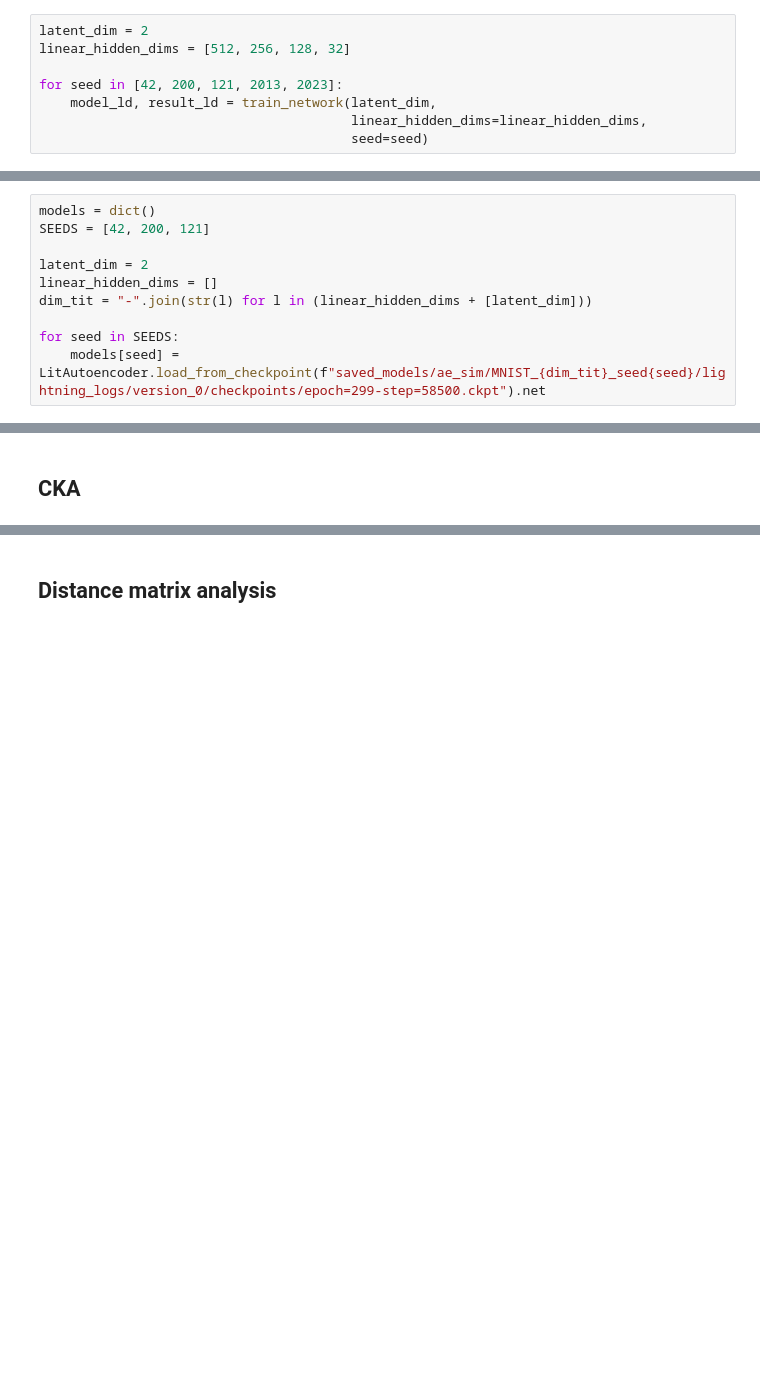
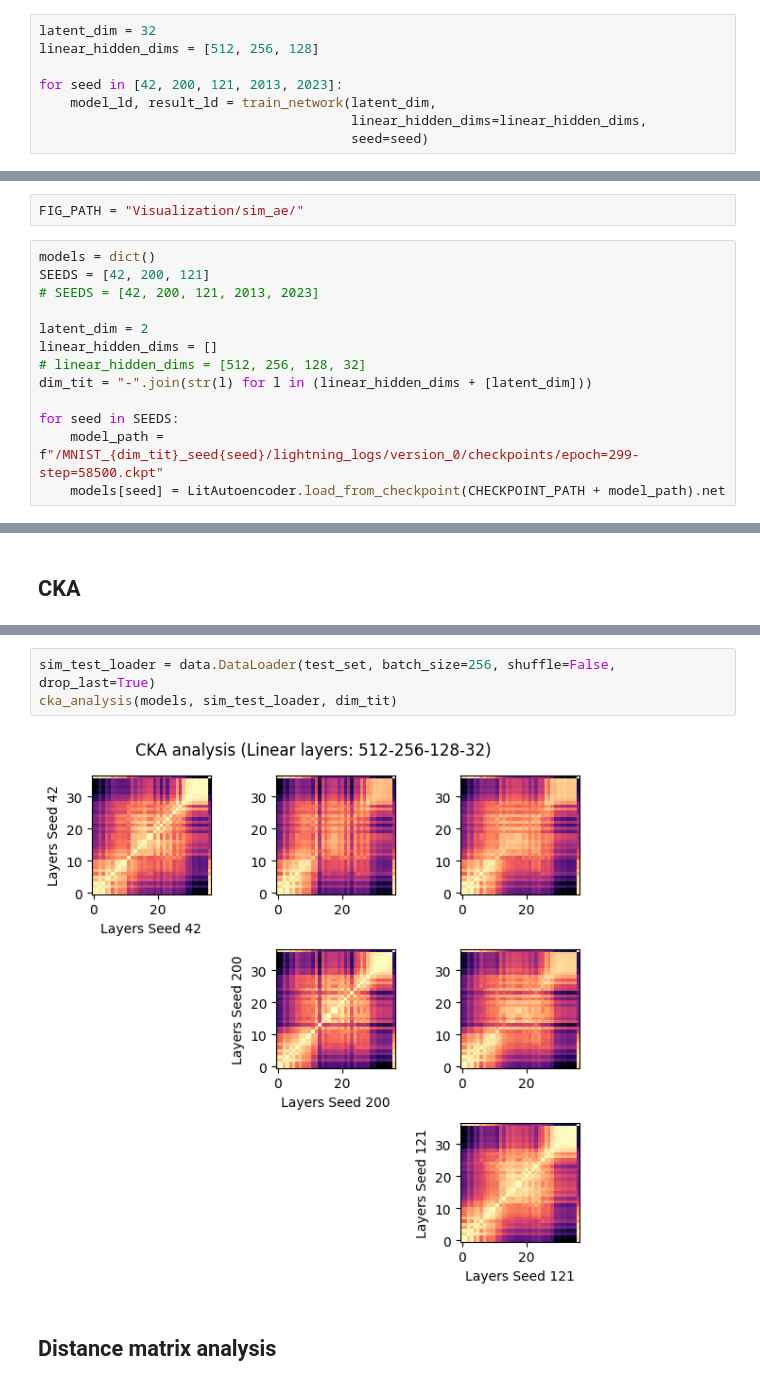
Before and after one commit to AGarciaCast/Topo_Reg_Relative_Rep, a Jupyter notebook: ae_sim_inits.ipynb, the cells around one changed output, grey strips where cells are left out. Saved outputs shown, nothing was run; the diff lists cells and outputs as text; blank space fills up the shorter version.

```diff
--- a/ae_sim_inits.ipynb
+++ b/ae_sim_inits.ipynb
@@ -387,8 +387,8 @@ def train_network(latent_dim, seed=24, linear_hidden_dims=[]):
 
     return model, result
 # %%
-latent_dim = 2
-linear_hidden_dims = [512, 256, 128, 32]
+latent_dim = 32
+linear_hidden_dims = [512, 256, 128]
 
 for seed in [42, 200, 121, 2013, 2023]:
     model_ld, result_ld = train_network(latent_dim,
@@ -432,16 +438,21 @@ visualize_reconstructions(model_ld, input_imgs)
 # %tensorboard --logdir saved_models/ae_sim/MNIST_2_seed2013/lightning_logs/version_0
 # %% [markdown]
 # Similarity study
+# %%
+FIG_PATH = "Visualization/sim_ae/"
 # %%
 models = dict()
 SEEDS = [42, 200, 121]
+# SEEDS = [42, 200, 121, 2013, 2023]
 
 latent_dim = 2
 linear_hidden_dims = []
+# linear_hidden_dims = [512, 256, 128, 32]
 dim_tit = "-".join(str(l) for l in (linear_hidden_dims + [latent_dim]))
 
 for seed in SEEDS:
-    models[seed] = LitAutoencoder.load_from_checkpoint(f"saved_models/ae_sim/MNIST_{dim_tit}_seed{seed}/lightning_logs/version_0/checkpoints/epoch=299-step=58500.ckpt").net
+    model_path = f"/MNIST_{dim_tit}_seed{seed}/lightning_logs/version_0/checkpoints/epoch=299-step=58500.ckpt"
+    models[seed] = LitAutoencoder.load_from_checkpoint(CHECKPOINT_PATH + model_path).net
 # %% [output]
 Global seed set to 42
 Global seed set to 200
@@ -486,2 +498,7 @@ plt.show()
+# %%
+sim_test_loader = data.DataLoader(test_set, batch_size=256, shuffle=False, drop_last=True)
+cka_analysis(models, sim_test_loader, dim_tit)
+# %% [output]
+[figure, added]
 # %% [markdown]
 ## Distance matrix analysis
```
Also changed, not shown: parts of 7 cells of this notebook, 15 other files.
